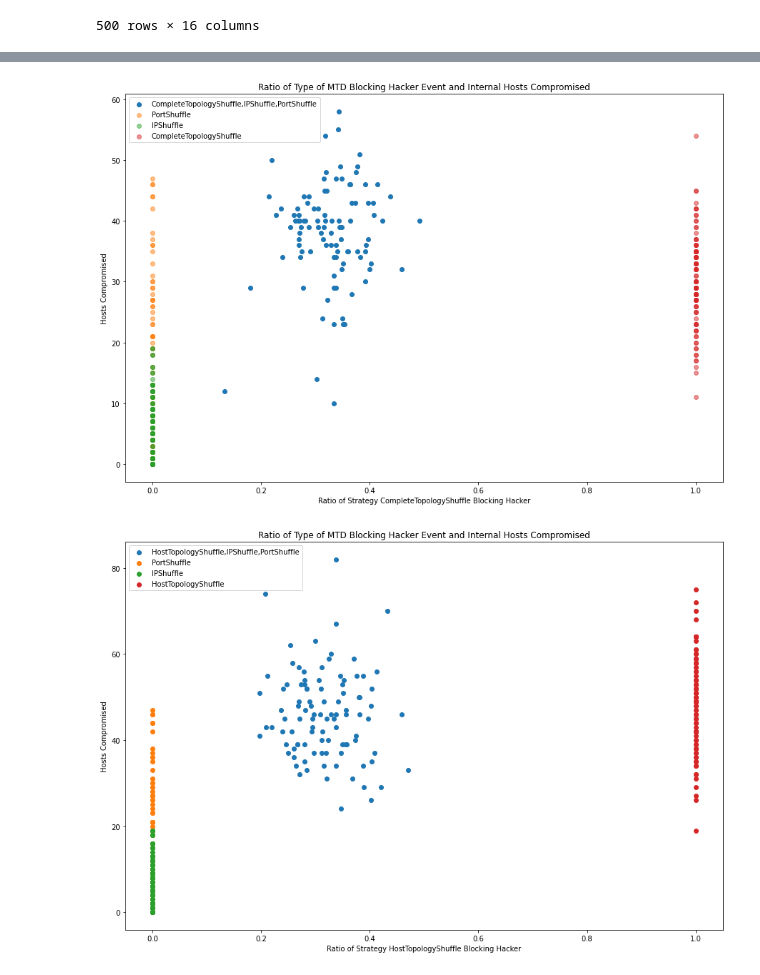
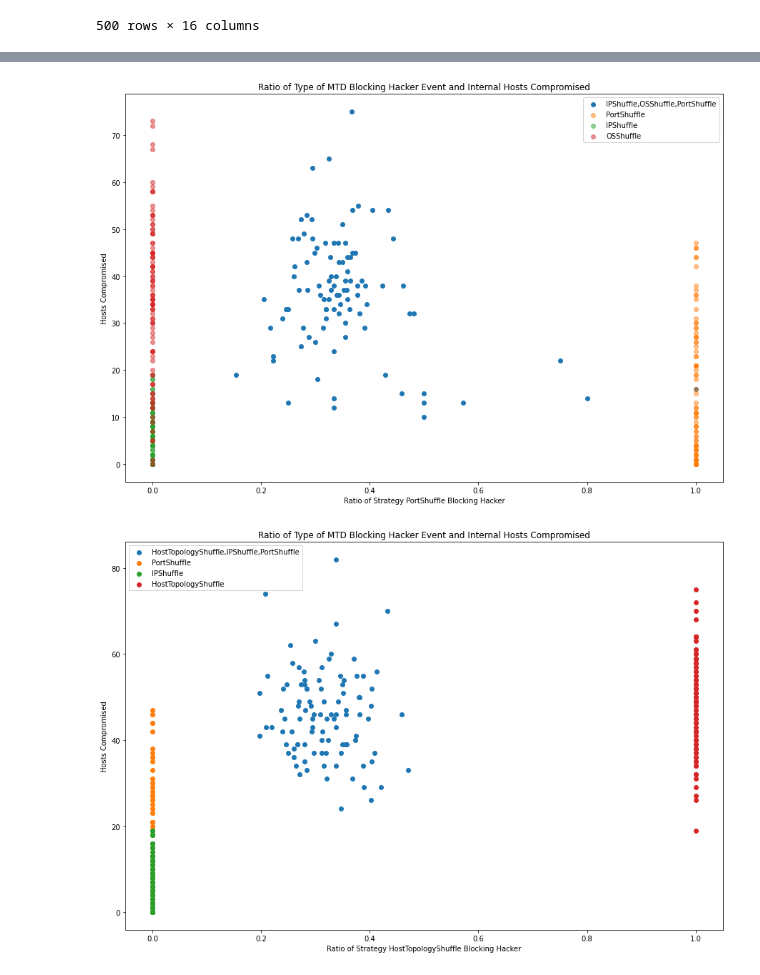
Before and after one commit to yuanyuan2000/MTDGame, a Jupyter notebook: research-analysis/analysis.ipynb, the cells around one changed output, grey strips where cells are left out. Saved outputs shown, nothing was run; the diff lists cells and outputs as text; code cells hidden in the pictures.

```diff
--- a/research-analysis/analysis.ipynb
+++ b/research-analysis/analysis.ipynb
@@ -663,7 +685,7 @@ z_combined_table
 # %%
-compare_mtd_proportions(combined_df, 'CompleteTopologyShuffle,IPShuffle,PortShuffle', 'CompleteTopologyShuffle')
+compare_mtd_proportions(combined_df, 'IPShuffle,OSShuffle,PortShuffle', 'PortShuffle')
 # %% [output]
-[figure, old version]
+[figure, new version]
 # %%
 compare_mtd_proportions(combined_df, 'HostTopologyShuffle,IPShuffle,PortShuffle', 'HostTopologyShuffle')
 # %% [output]
```
Also changed, not shown: parts of 21 cells of this notebook, 13 other files.
